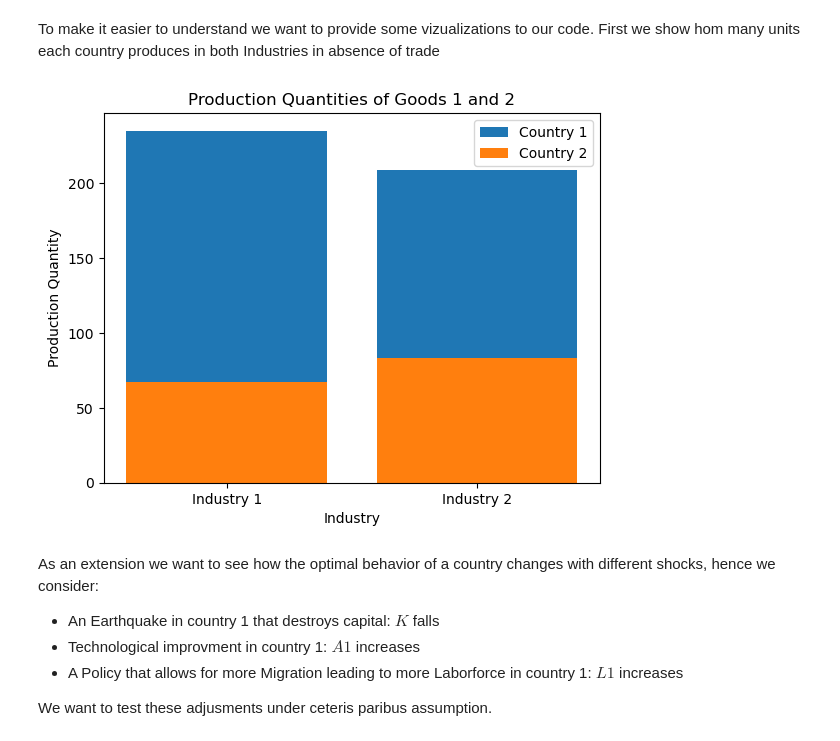
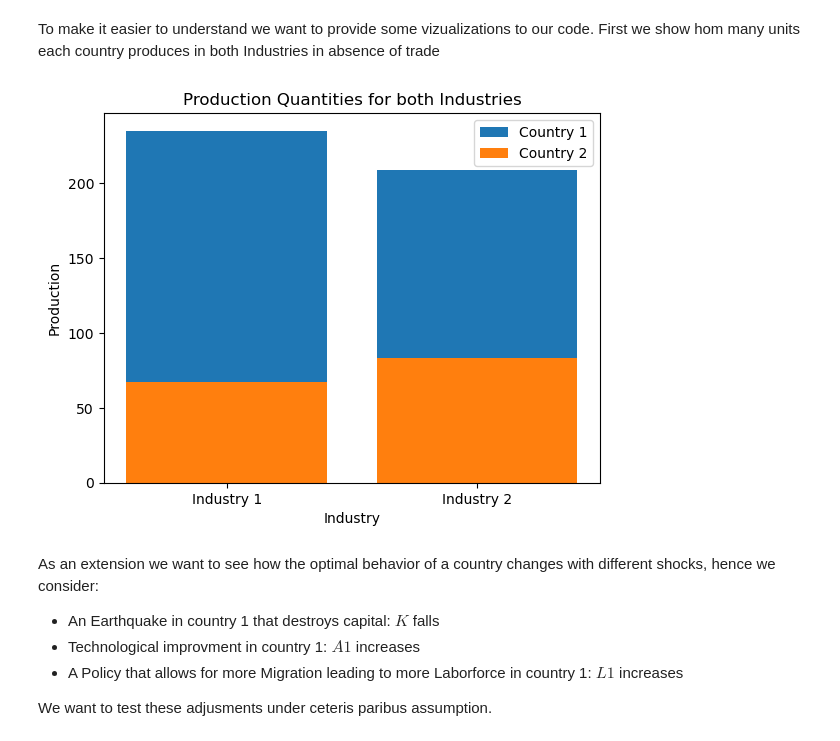
Before and after one commit to NumEconCopenhagen/projects-2023-newteam, a Jupyter notebook: modelproject/modelproject.ipynb, the cells around one changed output. Drawn from its saved outputs; the diff is of its cells as text; code cells hidden in the pictures.

```diff
--- a/modelproject/modelproject.ipynb
+++ b/modelproject/modelproject.ipynb
@@ -236,29 +438,29 @@ To make it easier to understand we want to provide some vizualizations to our co
 # %%
 #code vizualization
 
 # Plotting the production quantities
 country_labels = ['Country 1', 'Country 2']
 industry_labels = ['Industry 1', 'Industry 2']
-production_quantities = [[Q11, Q21], [Q12, Q22]]
+production_quantities = [[QA1, QA2], [QB1, QB2]]
 
 fig, ax = plt.subplots()
 
 # Create bar plots
 for i in range(len(country_labels)):
     ax.bar(industry_labels, production_quantities[i], label=country_labels[i])
 
 # Add labels and title
 ax.set_xlabel('Industry')
 ax.set_ylabel('Production')
 ax.set_title('Production Quantities for both Industries')
 
 # Add legend
 ax.legend()
 
 # Display the plot
 plt.show()
 # %% [output]
-[figure, old version]
+[figure, new version]
 # %% [markdown]
 As an extension we want to see how the optimal behavior of a country changes with different shocks, hence we consider:
 
```
Also changed, not shown: parts of 6 cells of this notebook.
